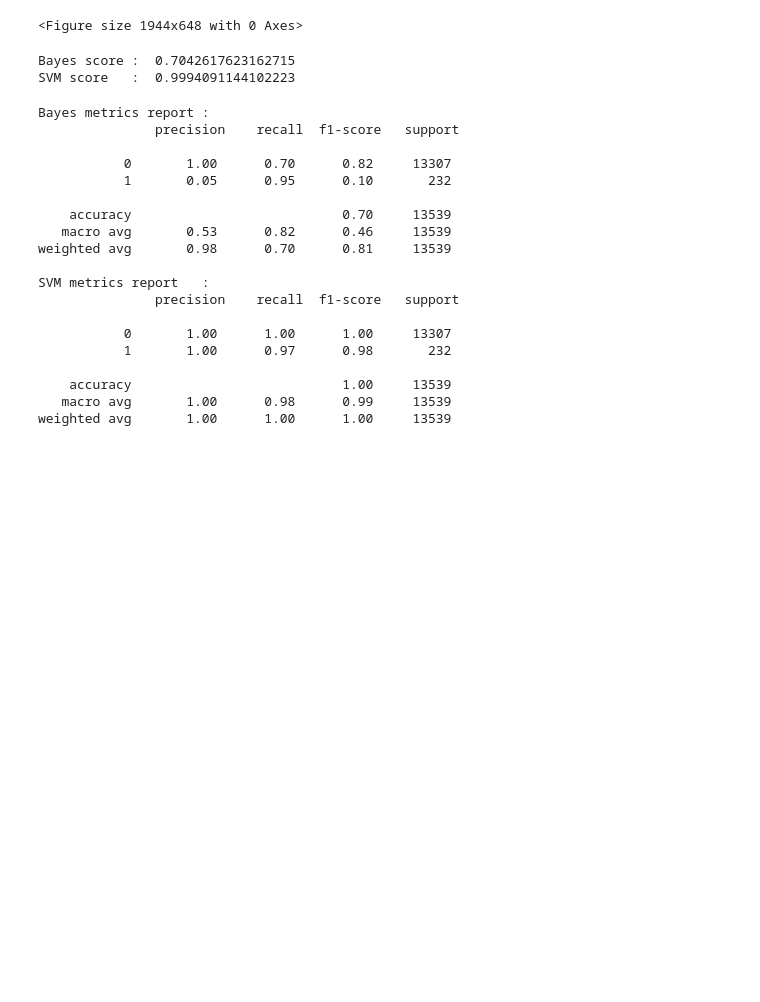
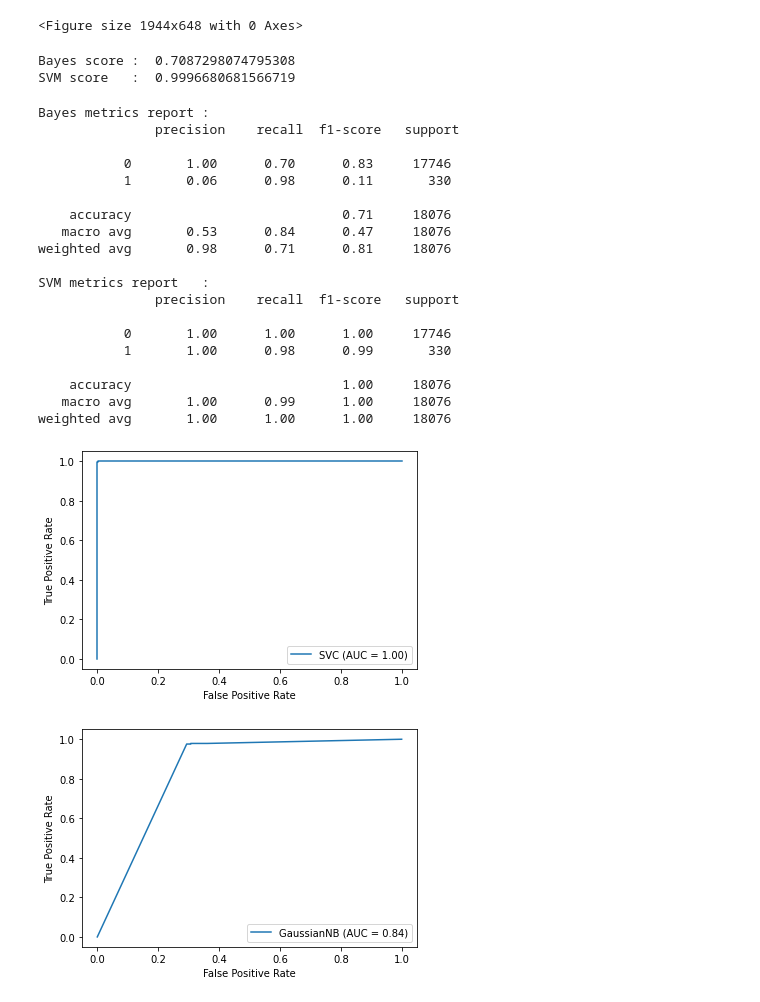
Before and after one commit to elizadoering/strawberryAI, a Jupyter notebook: Strawberry_Eliza.ipynb, the cells around one changed output. Drawn from its saved outputs; the diff is of its cells as text; code cells hidden in the pictures; blank space fills up the shorter version.

Commit message:
Update Strawberry_Eliza.ipynb
Added graphs and more training images

```diff
--- a/Strawberry_Eliza.ipynb
+++ b/Strawberry_Eliza.ipynb
@@ -11,7 +11,7 @@ import skimage
 from skimage.io import imread
 # %%
 #import shutil
-path = "/Users/elizadoering/projects/AI/fruits-360/Training/*/*"
+path = "/Users/elizadoering/projects/AI/fruits-360/*/*/*"
 files = []
 [files.extend(glob.glob(path + '*.jpg'))]
 
@@ -48,9 +48,9 @@ Y = np.array(labels)
 from sklearn.model_selection import train_test_split
 from skimage.feature import hog
 from sklearn.preprocessing import StandardScaler
-X = np.array(new_Images)
+#X = np.array(images)
 
-x_reshape = X.reshape(67692,10000)
+x_reshape = X.reshape(90380,10000)
 Y = np.array(labels)
 X_train, X_test, Y_train, Y_test = train_test_split(x_reshape, Y, test_size = 0.2, random_state = 0)
 # %%
@@ -91,8 +91,8 @@ print('Bayes score : ', score_bayes)
 print('SVM score   : ', score_svm)
 #print('KNN score   :', score_knn)
 # %% [output]
-Bayes score :  0.7042617623162715
-SVM score   :  0.9994091144102223
+Bayes score :  0.7087298074795308
+SVM score   :  0.9996680681566719
 # %%
 print('Bayes metrics report : \n',metrics.classification_report(Y_test, y_pred_bayes))
 print('SVM metrics report   : \n',metrics.classification_report(Y_test, y_pred_SVM))
@@ -100,19 +100,26 @@ print('SVM metrics report   : \n',metrics.classification_report(Y_test, y_pred_S
 Bayes metrics report :
                precision    recall  f1-score   support
 
-           0       1.00      0.70      0.82     13307
-           1       0.05      0.95      0.10       232
+           0       1.00      0.70      0.83     17746
+           1       0.06      0.98      0.11       330
 
-    accuracy                           0.70     13539
-   macro avg       0.53      0.82      0.46     13539
-weighted avg       0.98      0.70      0.81     13539
+    accuracy                           0.71     18076
+   macro avg       0.53      0.84      0.47     18076
+weighted avg       0.98      0.71      0.81     18076
 
 SVM metrics report   :
                precision    recall  f1-score   support
 
-           0       1.00      1.00      1.00     13307
-           1       1.00      0.97      0.98       232
+           0       1.00      1.00      1.00     17746
+           1       1.00      0.98      0.99       330
 
-    accuracy                           1.00     13539
-   macro avg       1.00      0.98      0.99     13539
-weighted avg       1.00      1.00      1.00     13539
+    accuracy                           1.00     18076
+   macro avg       1.00      0.99      1.00     18076
+weighted avg       1.00      1.00      1.00     18076
+# %%
+from sklearn.metrics import plot_roc_curve
+svm_disp_roc = plot_roc_curve(svm, X_test, Y_test)
+bayes_disp_roc = plot_roc_curve(bayes, X_test, Y_test)
+# %% [output]
+[figure, added]
+[figure, added]
```
Also changed, not shown: parts of 4 cells of this notebook.
